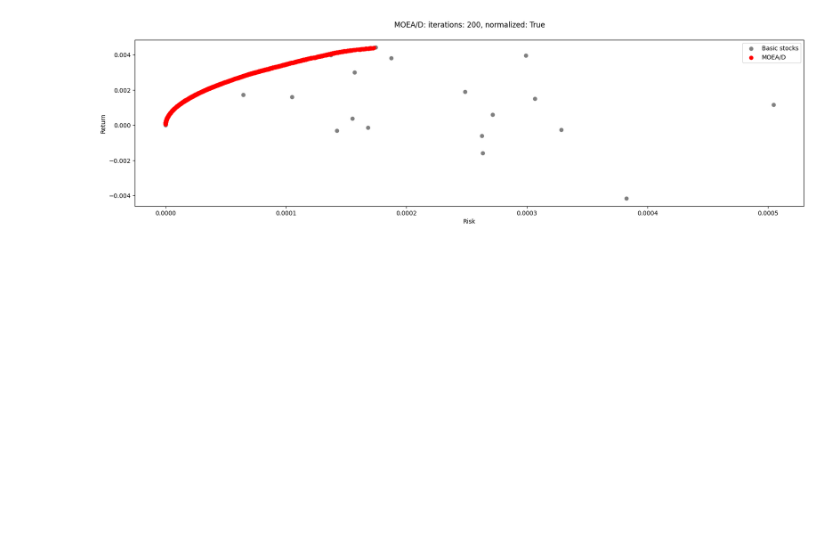
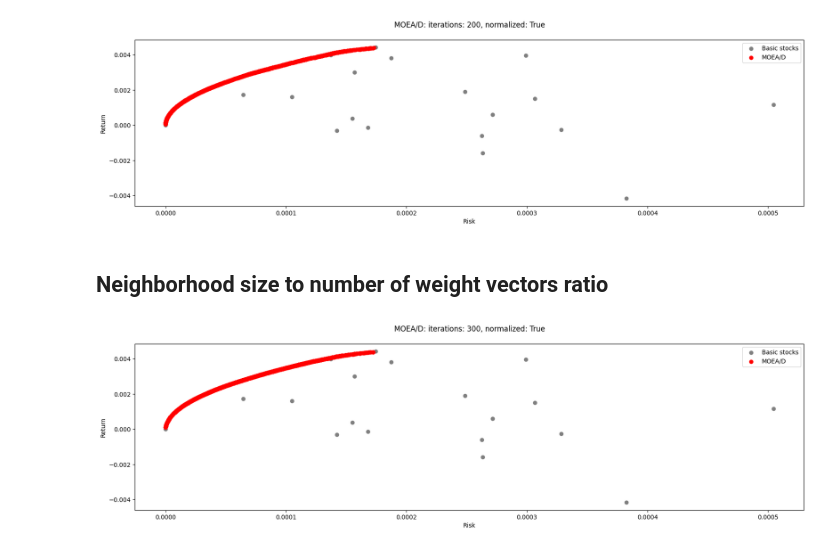
Before and after one commit to MaksWisniewski/PortfolioOpt, a Jupyter notebook: moead_wig20.ipynb, the cells around one changed output. Saved outputs shown, nothing was run; the diff lists cells and outputs as text; code cells hidden in the pictures; blank space fills up the shorter version.

```diff
--- a/moead.ipynb
+++ b/moead_wig20.ipynb
@@ -148,3 +148,17 @@ show_results(stock_risk=stock_returns_semi_var,
                            'mutation_operator': moead_operators.change_pair_mutation})
 # %% [output]
 [figure]
+# %% [markdown]
+## Neighborhood size to number of weight vectors ratio
+# %%
+show_results(stock_risk=stock_returns_semi_var,
+             objective_function=portfolio_objective_function(risk_function=portfolio_risk_semi_var),
+             moead_kwargs={'number_of_iterations': 300,
+                           'weight_vectors': default_weight_vectors(100),
+                           'neighborhood_size': 25,
+                           'mutation_probability': 0.16,
+                           'normalize': True,
+                           'crossover_operator': moead_operators.differential_crossover,
+                           'mutation_operator': moead_operators.change_pair_mutation})
+# %% [output]
+[figure, added]
```
Also changed, not shown: parts of 2 cells of this notebook, 5 other files.
